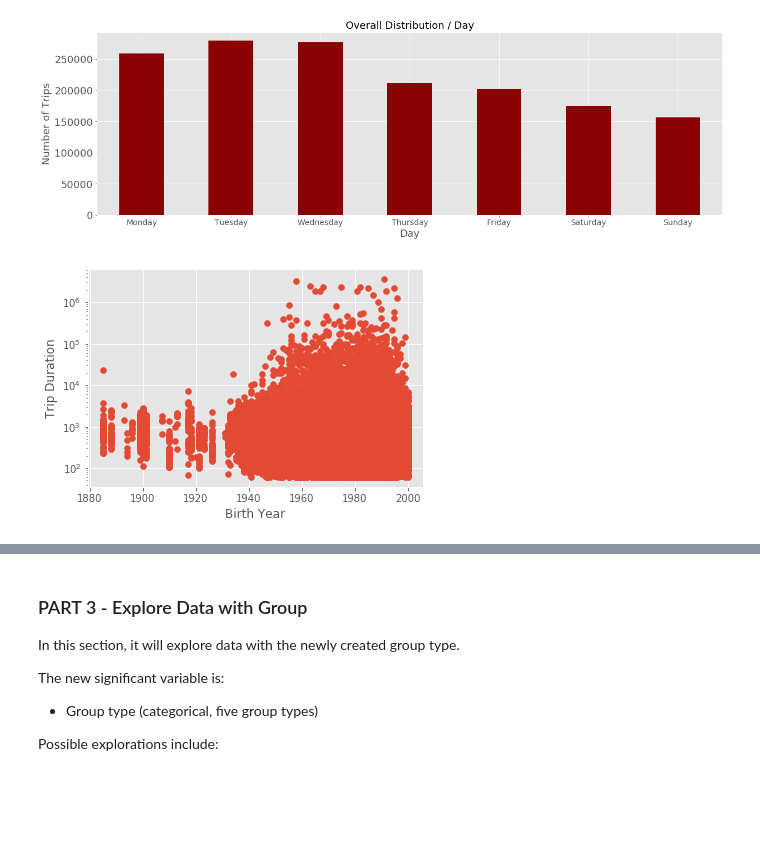
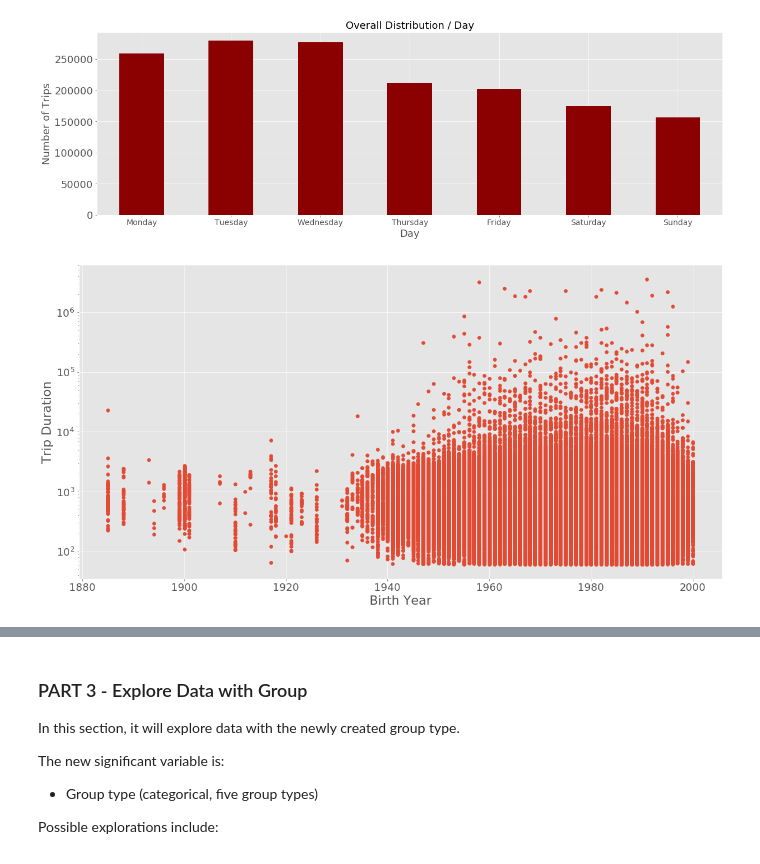
Before and after one commit to advanit/sb-submit, a Jupyter notebook: story.ipynb, the cells around one changed output, grey strips where cells are left out. Drawn from its saved outputs; the diff is of its cells as text; code cells hidden in the pictures; blank space fills up the shorter version.

```diff
--- a/story.ipynb
+++ b/story.ipynb
@@ -269,10 +299,11 @@ plt.ylabel('Number of Trips', fontsize=18)
 [figure]
 # %%
 # HOW / Trip Duration by Birth Year: Here a scatterplot is used to compare the trip duration across birth year.
+plt.figure(figsize=[20,10])
 plt.scatter(sample['birth year'], sample['tripduration'])
 plt.xlabel('Birth Year')
 plt.ylabel('Trip Duration')
 plt.yscale('log')
 plt.show()
 # %% [output]
-[figure, old version]
+[figure, new version]
```
Also changed, not shown: parts of 10 cells of this notebook.
